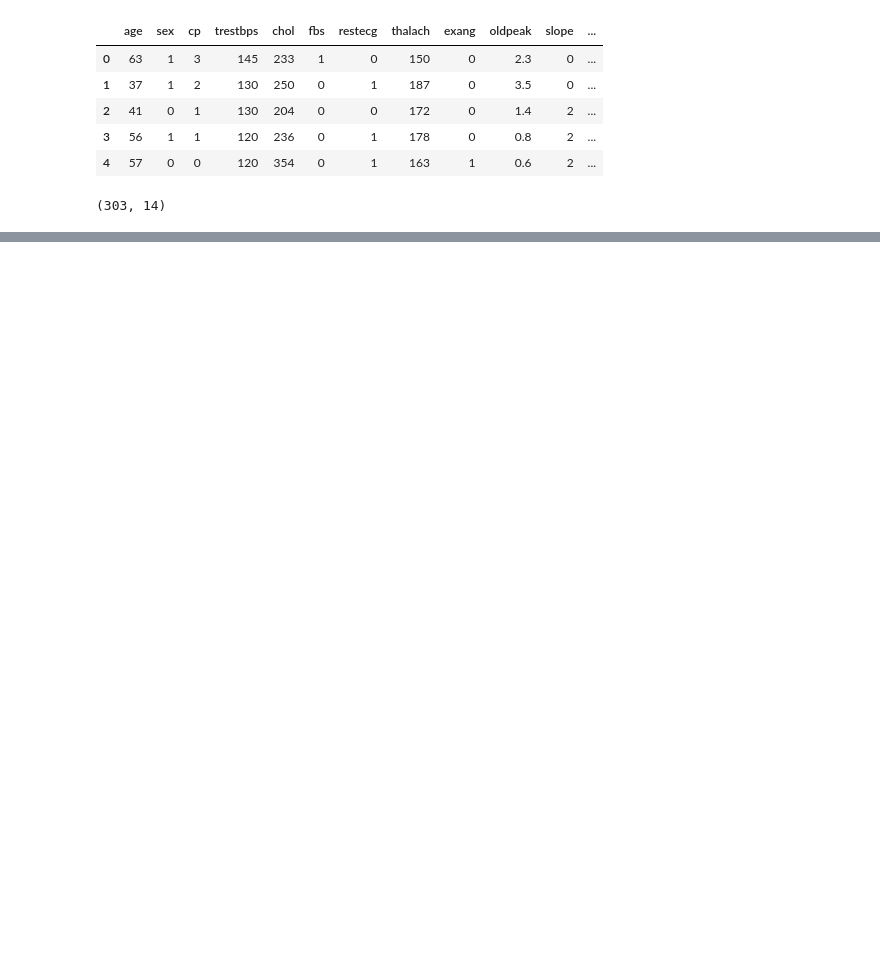
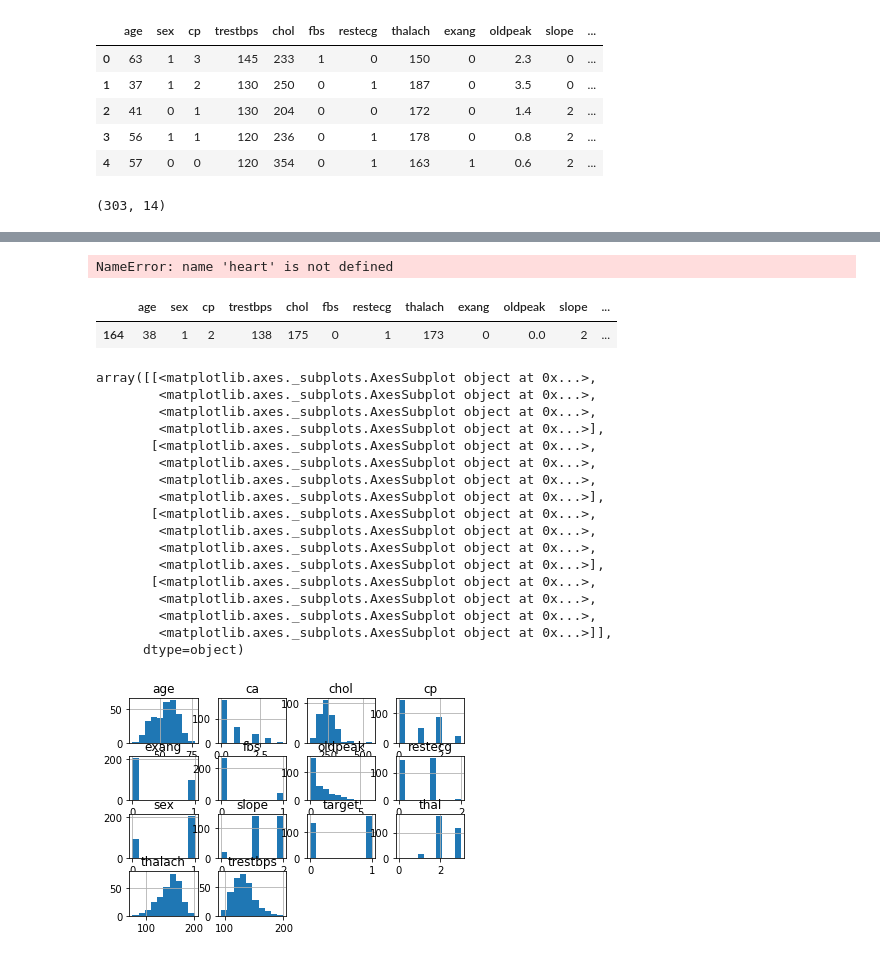
Before and after one commit to jahidkhandaker/HeartDiseasePrediction, a Jupyter notebook: ShakilAhmed/Heart_Disease_Prediction.ipynb, the cells around one changed output, grey strips where cells are left out. Saved outputs shown, nothing was run; the diff lists cells and outputs as text; code cells hidden in the pictures; blank space fills up the shorter version.

```diff
--- a/ShakilAhmed/Heart_Disease_Prediction.ipynb
+++ b/ShakilAhmed/Heart_Disease_Prediction.ipynb
@@ -24,0 +117,30 @@ heart.shape
+# %%
+heart[heart.duplicated() == True]
+# %% [output]
+NameError: name 'heart' is not defined
+# %%
+heart[heart.duplicated() == True]
+# %% [output]
+|  | age | sex | cp | trestbps | chol | fbs | restecg | thalach | exang | oldpeak | slope | ... |
+| 164 | 38 | 1 | 2 | 138 | 175 | 0 | 1 | 173 | 0 | 0.0 | 2 | ... |
+# %%
+heart.hist()
+# %% [output]
+array([[<matplotlib.axes._subplots.AxesSubplot object at 0x...>,
+        <matplotlib.axes._subplots.AxesSubplot object at 0x...>,
+        <matplotlib.axes._subplots.AxesSubplot object at 0x...>,
+        <matplotlib.axes._subplots.AxesSubplot object at 0x...>],
+       [<matplotlib.axes._subplots.AxesSubplot object at 0x...>,
+        <matplotlib.axes._subplots.AxesSubplot object at 0x...>,
+        <matplotlib.axes._subplots.AxesSubplot object at 0x...>,
+        <matplotlib.axes._subplots.AxesSubplot object at 0x...>],
+       [<matplotlib.axes._subplots.AxesSubplot object at 0x...>,
+        <matplotlib.axes._subplots.AxesSubplot object at 0x...>,
+        <matplotlib.axes._subplots.AxesSubplot object at 0x...>,
+        <matplotlib.axes._subplots.AxesSubplot object at 0x...>],
+       [<matplotlib.axes._subplots.AxesSubplot object at 0x...>,
+        <matplotlib.axes._subplots.AxesSubplot object at 0x...>,
+        <matplotlib.axes._subplots.AxesSubplot object at 0x...>,
+        <matplotlib.axes._subplots.AxesSubplot object at 0x...>]],
+      dtype=object)
+[figure, added]
```
Also changed, not shown: parts of 12 cells of this notebook.
